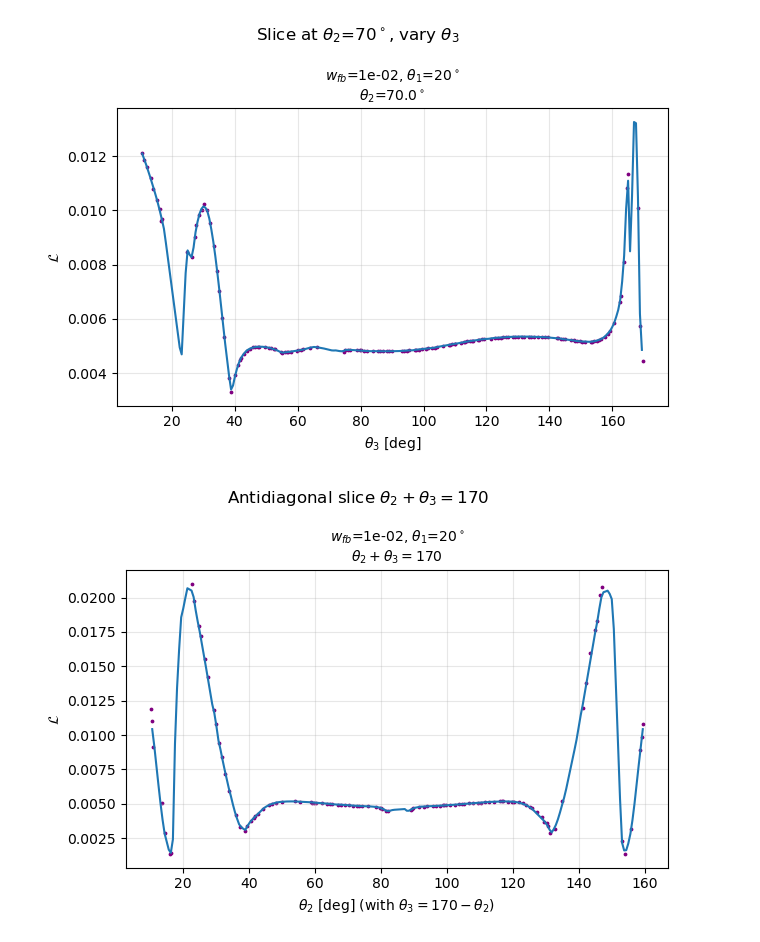
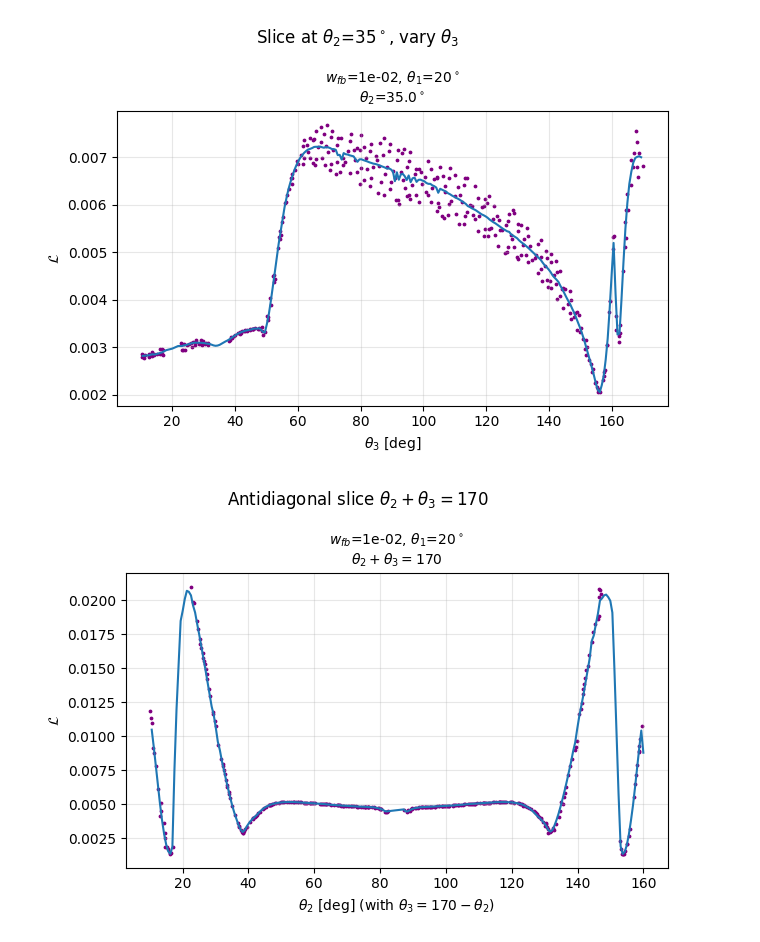
Before and after one commit to jeremslm/PF_location_optimization, a Jupyter notebook: notebooks/landscape/landscape_smoothness_free.ipynb, the cells around one changed output. Drawn from its saved outputs; the diff is of its cells as text; code cells hidden in the pictures.

```diff
--- a/notebooks/landscape/landscape_smoothness_free.ipynb
+++ b/notebooks/landscape/landscape_smoothness_free.ipynb
@@ -183,20 +183,20 @@ def build_antidiagonal(total=170.0, n=512):
         'scatter_x': lambda s: s[:, 0],
     }
 # %%
-THETA2_CONST = 70
+THETA2_CONST = 35
 constant_theta2_eq = build_constant_theta2(target=THETA2_CONST, n=256)
 available = [w for w in WEIGHTS if w in data]
 nr, nc = grid_shape(len(available))
 fig, axes = plt.subplots(nr, nc, figsize=fig_size(nr, nc, h_per=4.5), squeeze=False)
 for ax, w in zip(axes.flat, available):
     plot_slice(ax, data[w], constant_theta2_eq, w, log10=False, show_scatter=True)
 for ax in axes.flat[len(available):]:
     ax.set_visible(False)
 fig.suptitle(rf'Slice at $\theta_2$={THETA2_CONST}$^\circ$, vary $\theta_3$', fontsize=12)
 fig.tight_layout()
 plt.show()
 # %% [output]
-[figure, old version]
+[figure, new version]
 # %%
 ANTIDIAG_TOTAL = 170.0
 antidiagonal_eq = build_antidiagonal(total=ANTIDIAG_TOTAL, n=256)
@@ -211,4 +211,4 @@ fig.suptitle(rf'Antidiagonal slice $\theta_2 + \theta_3 = {ANTIDIAG_TOTAL:.0f}$'
 fig.tight_layout()
 plt.show()
 # %% [output]
-[figure, old version]
+[figure, new version]
```
Also changed, not shown: parts of 3 cells of this notebook, 6 other files.
